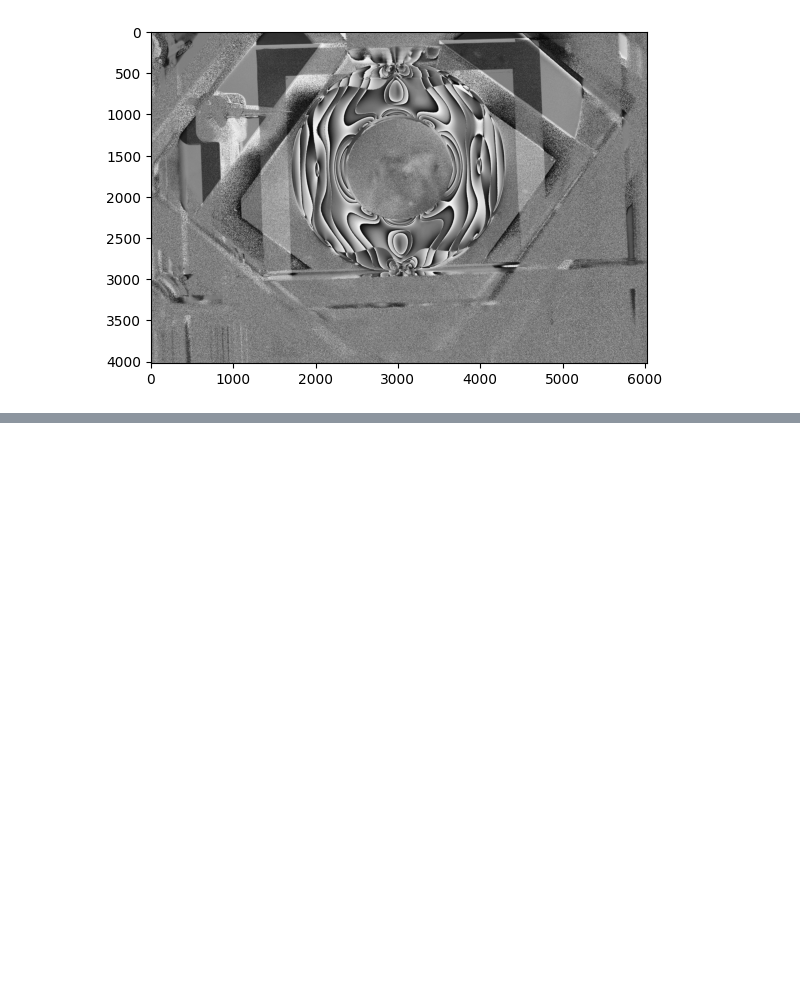
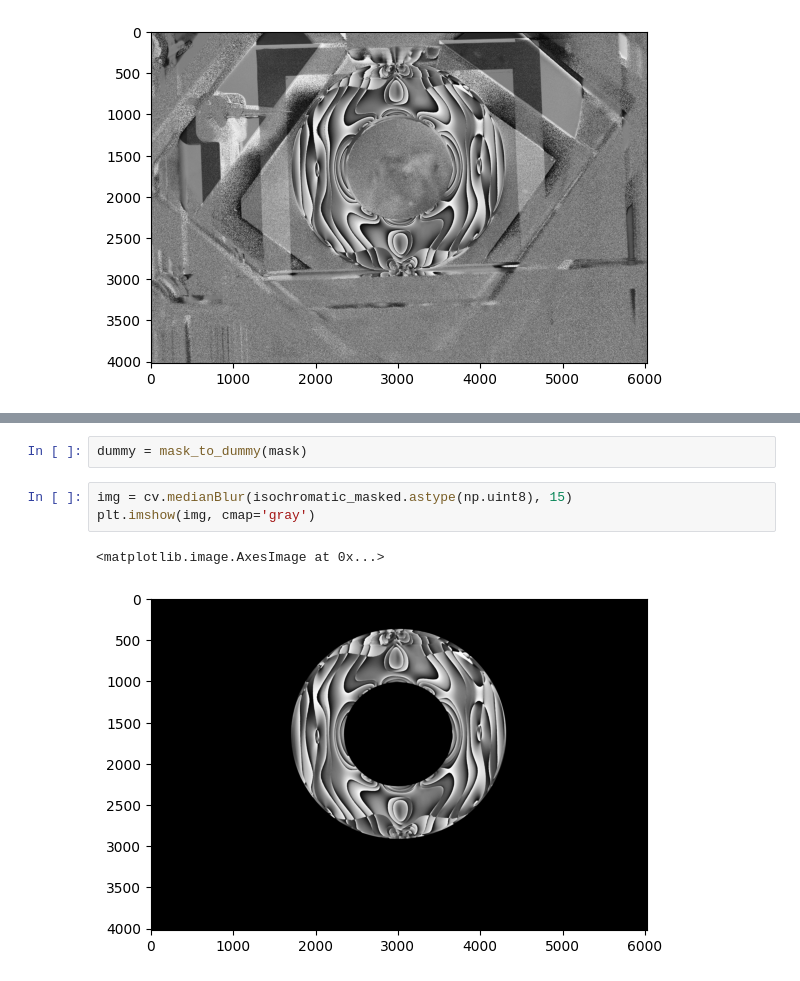
Before and after one commit to fs-bullard/photoelasticity, a Jupyter notebook: ten-step-phase.ipynb, the cells around one changed output, grey strips where cells are left out. Drawn from its saved outputs; the diff is of its cells as text; blank space fills up the shorter version.

```diff
--- a/ten-step-phase.ipynb
+++ b/ten-step-phase.ipynb
@@ -167,0 +146,8 @@ plt.imshow(img_masked, cmap='gray')
+# %%
+dummy = mask_to_dummy(mask)
+# %%
+img = cv.medianBlur(isochromatic_masked.astype(np.uint8), 15)
+plt.imshow(img, cmap='gray')
+# %% [output]
+<matplotlib.image.AxesImage at 0x...>
+[figure, added]
```
Also changed, not shown: parts of 15 cells of this notebook, 1 other file.
